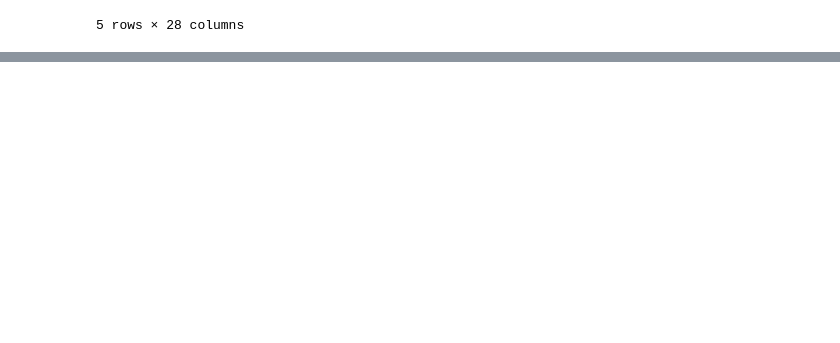
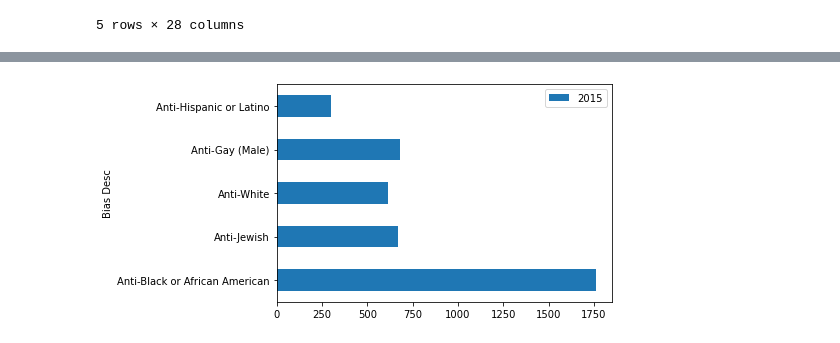
Before and after one commit to sjplaza/privateinvestigators, a Jupyter notebook: Project 1.ipynb, the cells around one changed output, grey strips where cells are left out. Cells and saved outputs as stored; diff of their text form; code cells hidden in the pictures; blank space fills up the shorter version.

```diff
--- a/Project 1.ipynb
+++ b/Project 1.ipynb
@@ -135,0 +145,5 @@ Name: OFFENSE_NAME, Length: 118, dtype: int64
+# %%
+# Generate a bar plot
+chart15 = chart_df.plot.barh(x='Bias Desc', y='2015')
+# %% [output]
+[figure, added]
```
Also changed, not shown: parts of 21 cells of this notebook.
